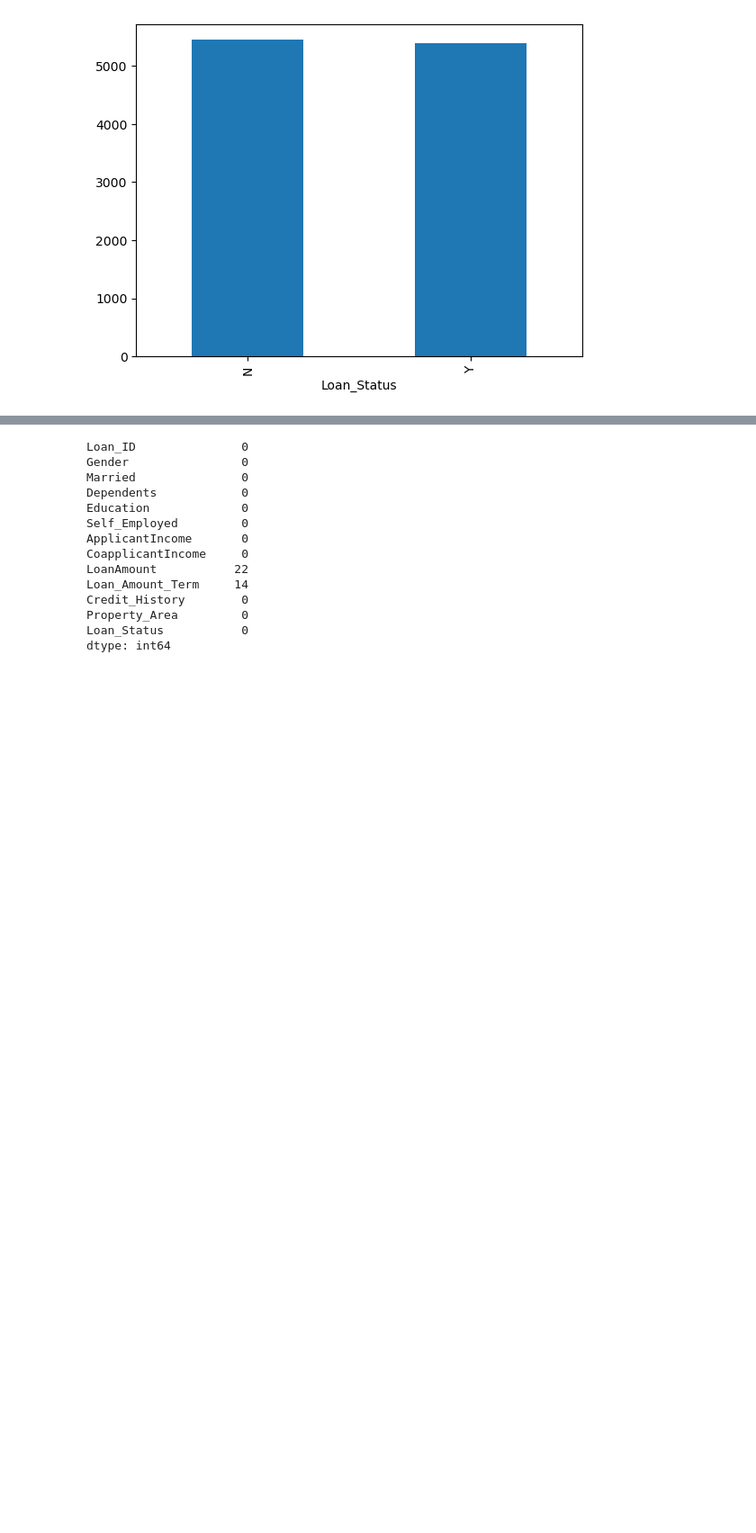
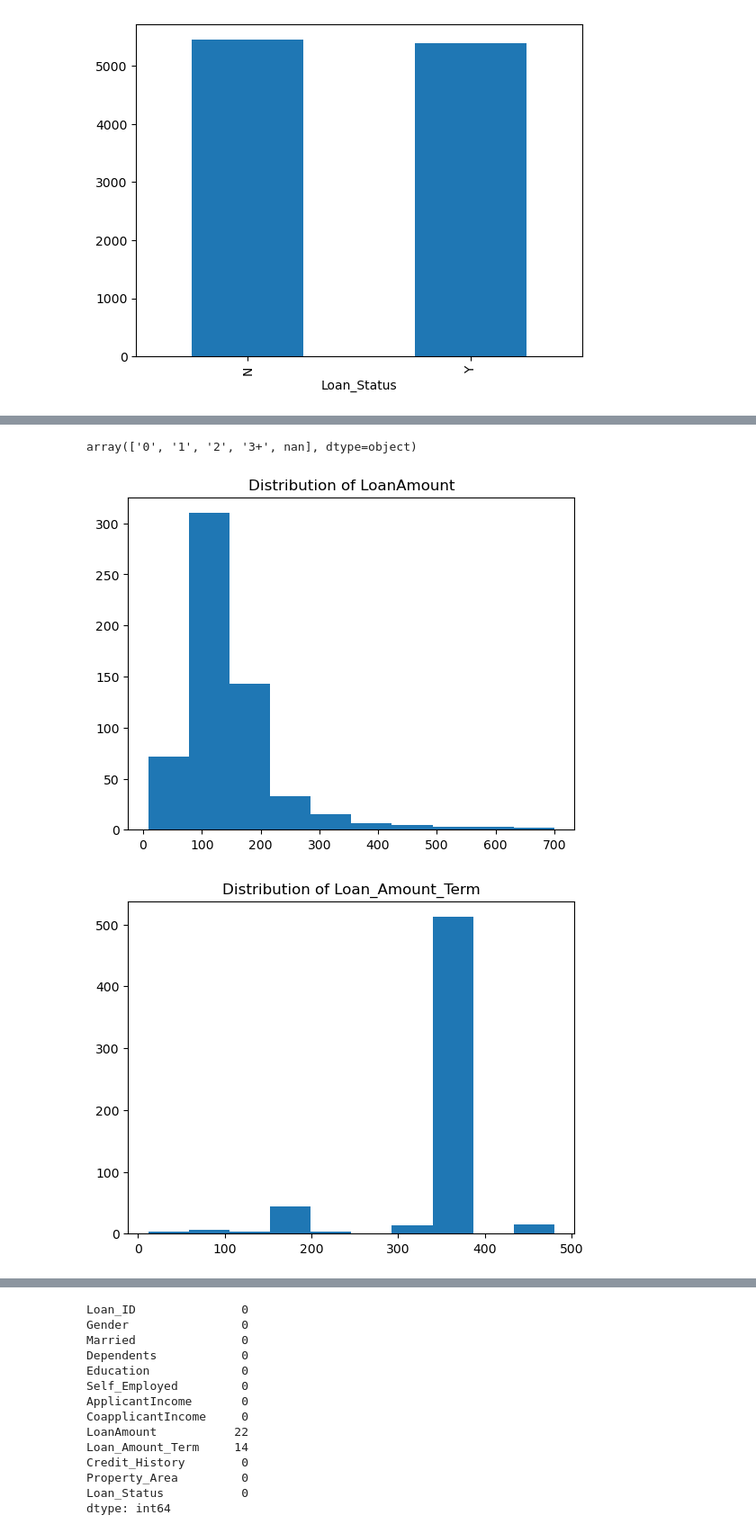
Before and after one commit to sreejayans/ictk, a Jupyter notebook: loan prediction practice .ipynb, the cells around one changed output, grey strips where cells are left out. Shown at 90% size. Cells and saved outputs as stored; diff of their text form; code cells hidden in the pictures; blank space fills up the shorter version.

Commit message:
loan prediction practice

```diff
--- a/loan prediction practice .ipynb
+++ b/loan prediction practice .ipynb
@@ -238,0 +306,13 @@ dtype: int64
+# %%
+train.Dependents.unique()
+# %% [output]
+array(['0', '1', '2', '3+', nan], dtype=object)
+# %%
+#Displaying the distribution of float-datatype columns that contain null values in the training dataset
+for i in ['LoanAmount', 'Loan_Amount_Term', 'Credit_History']:
+    plt.hist(train[i])
+    plt.title('Distribution of {}'.format(i))
+    plt.show()
+# %% [output]
+[figure, added]
+[figure, added]
```
Also changed, not shown: parts of 147 cells of this notebook.
